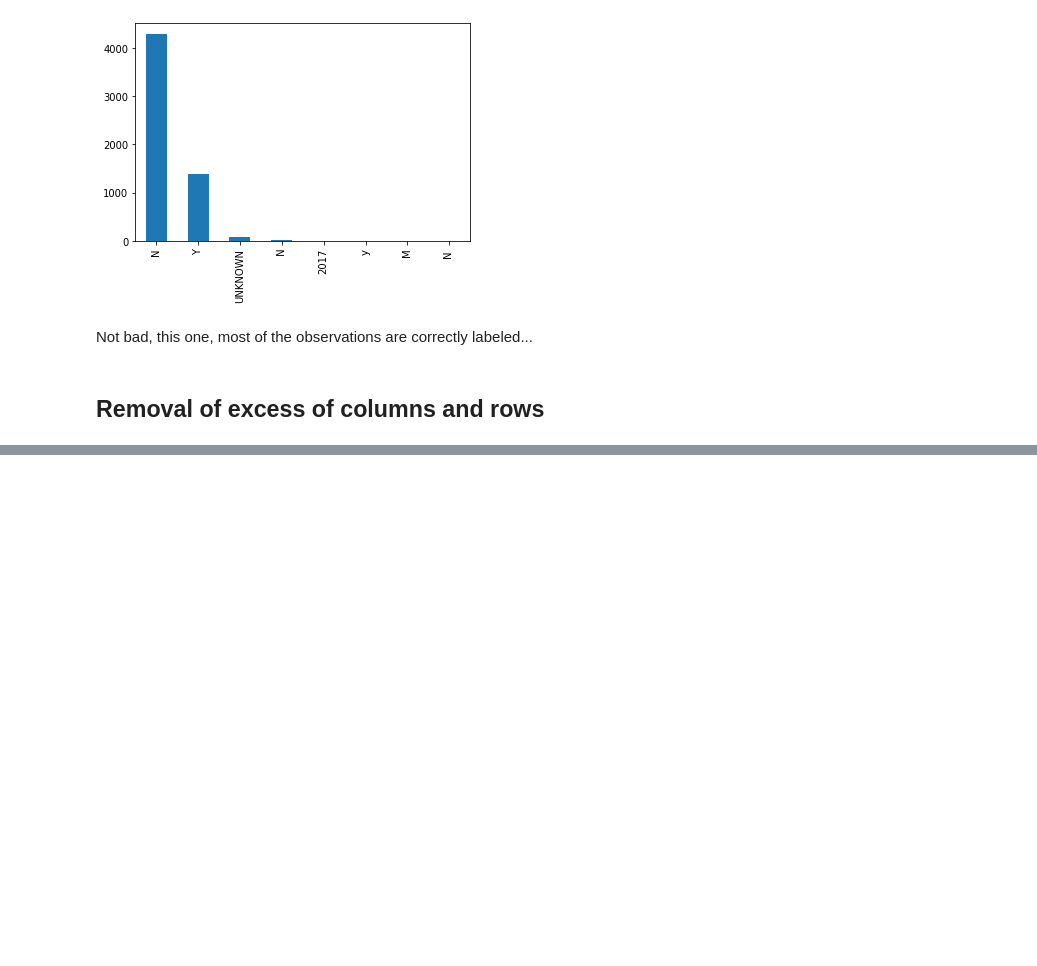
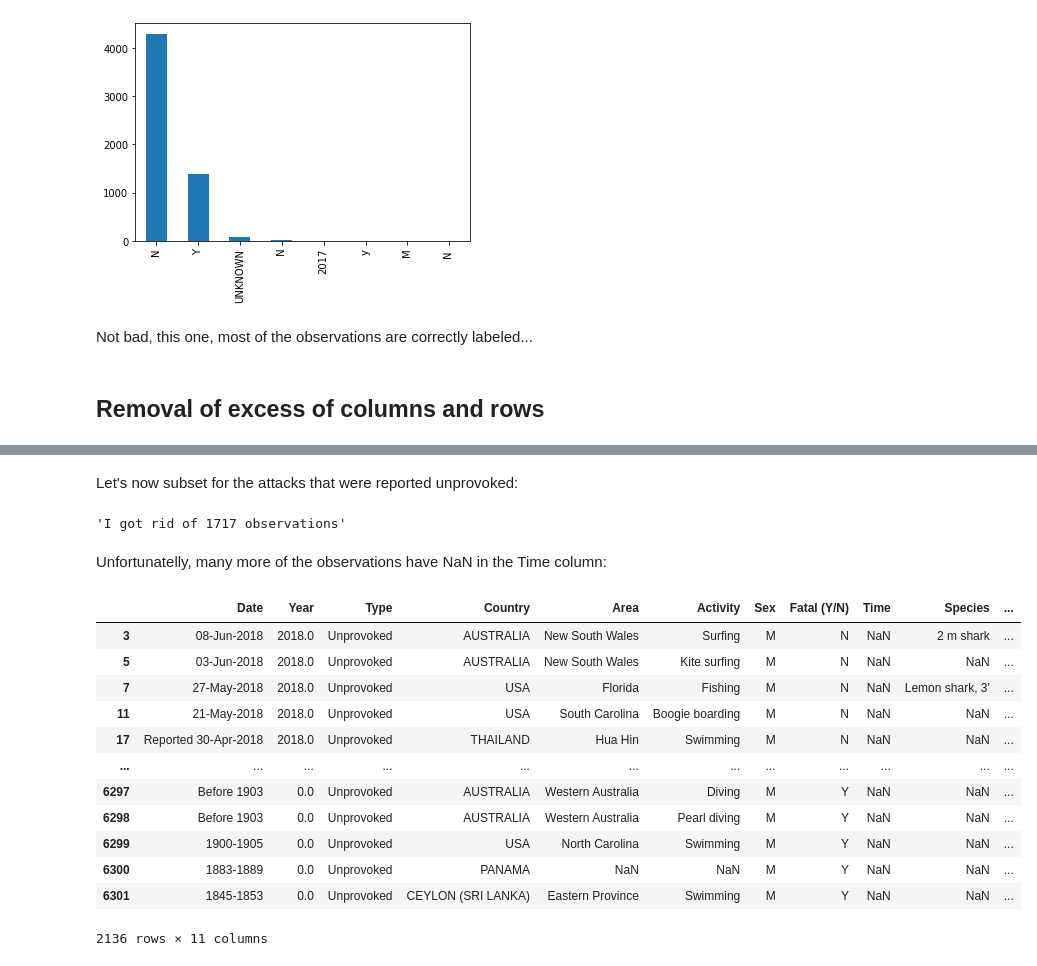
Before and after one commit to DavidCarricondo/data-cleaning-pandas, a Jupyter notebook: Cleaning.ipynb, the cells around one changed output, grey strips where cells are left out. Cells and saved outputs as stored; diff of their text form; code cells hidden in the pictures; blank space fills up the shorter version.

```diff
--- a/Cleaning.ipynb
+++ b/Cleaning.ipynb
@@ -119,0 +129,9 @@ Not bad, this one, most of the observations are correctly labeled...
+# %%
+useful_columns = ['Date', 'Year','Type', 'Country','Area','Activity','Sex ','Fatal (Y/N)', 'Time','Species ']
+
+df_clean = df[useful_columns]
+
+#Lets create an id column that might be useful in the future
+df_clean['id'] = list(range(len(df_clean)))
+
+df_clean.head()
@@ -119,0 +149,26 @@ Not bad, this one, most of the observations are correctly labeled...
+# %% [markdown]
+Let's now subset for the attacks that were reported unprovoked:
+# %%
+df_unpr = df_clean[df_clean.Type=='Unprovoked']
+
+f"I got rid of {len(df_clean) - len(df_unpr)} observations"
+# %% [output]
+'I got rid of 1717 observations'
+# %% [markdown]
+Unfortunatelly, many more of the observations have NaN in the Time column:
+# %%
+df_unpr[df_unpr.Time.isnull()]
+# %% [output]
+|  | Date | Year | Type | Country | Area | Activity | Sex | Fatal (Y/N) | Time | Species | ... |
+| 3 | 08-Jun-2018 | 2018.0 | Unprovoked | AUSTRALIA | New South Wales | Surfing | M | N | NaN | 2 m shark | ... |
+| 5 | 03-Jun-2018 | 2018.0 | Unprovoked | AUSTRALIA | New South Wales | Kite surfing | M | N | NaN | NaN | ... |
+| 7 | 27-May-2018 | 2018.0 | Unprovoked | USA | Florida | Fishing | M | N | NaN | Lemon shark, 3' | ... |
+| 11 | 21-May-2018 | 2018.0 | Unprovoked | USA | South Carolina | Boogie boarding | M | N | NaN | NaN | ... |
+| 17 | Reported 30-Apr-2018 | 2018.0 | Unprovoked | THAILAND | Hua Hin | Swimming | M | N | NaN | NaN | ... |
+| ... | ... | ... | ... | ... | ... | ... | ... | ... | ... | ... | ... |
+| 6297 | Before 1903 | 0.0 | Unprovoked | AUSTRALIA | Western Australia | Diving | M | Y | NaN | NaN | ... |
+| 6298 | Before 1903 | 0.0 | Unprovoked | AUSTRALIA | Western Australia | Pearl diving | M | Y | NaN | NaN | ... |
+| 6299 | 1900-1905 | 0.0 | Unprovoked | USA | North Carolina | Swimming | M | Y | NaN | NaN | ... |
+| 6300 | 1883-1889 | 0.0 | Unprovoked | PANAMA | NaN | NaN | M | Y | NaN | NaN | ... |
+| 6301 | 1845-1853 | 0.0 | Unprovoked | CEYLON (SRI LANKA) | Eastern Province | Swimming | M | Y | NaN | NaN | ... |
+2136 rows × 11 columns
```
Also changed, not shown: parts of 2 cells of this notebook.
